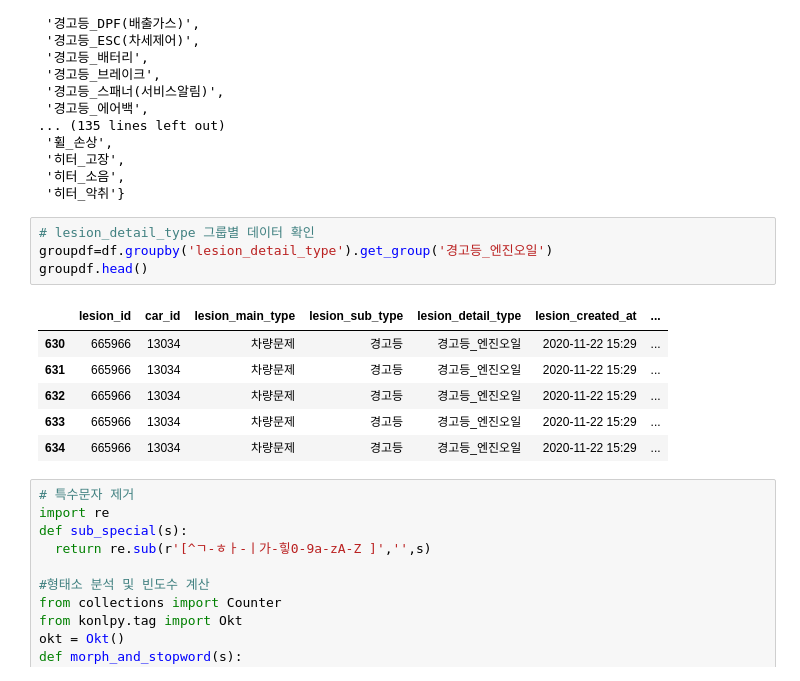
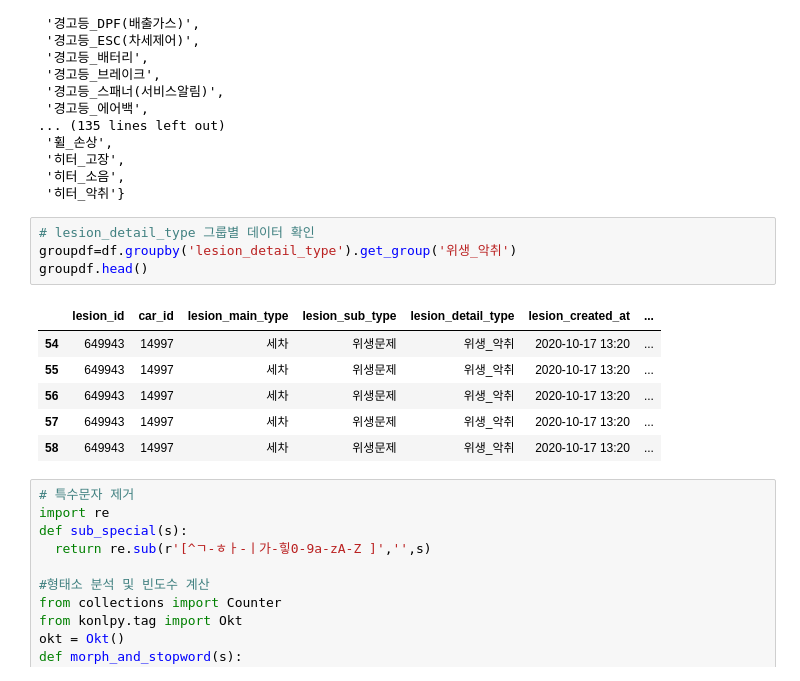
Before and after one commit to kookmin-sw/capstone-2021-35, a Jupyter notebook: Transaction/쏘카_자연어처리_형태소_분석.ipynb, the cells around one changed output. Saved outputs shown, nothing was run; the diff lists cells and outputs as text.

```diff
--- a/Transaction/쏘카_자연어처리_형태소_분석.ipynb
+++ b/Transaction/쏘카_자연어처리_형태소_분석.ipynb
@@ -91,15 +91,15 @@ set(inspect_type.values.tolist())
  '히터_악취'}
 # %%
 # lesion_detail_type 그룹별 데이터 확인
-groupdf=df.groupby('lesion_detail_type').get_group('경고등_엔진오일')
+groupdf=df.groupby('lesion_detail_type').get_group('위생_악취')
 groupdf.head()
 # %% [output]
 |  | lesion_id | car_id | lesion_main_type | lesion_sub_type | lesion_detail_type | lesion_created_at | ... |
-| 630 | 665966 | 13034 | 차량문제 | 경고등 | 경고등_엔진오일 | 2020-11-22 15:29 | ... |
-| 631 | 665966 | 13034 | 차량문제 | 경고등 | 경고등_엔진오일 | 2020-11-22 15:29 | ... |
-| 632 | 665966 | 13034 | 차량문제 | 경고등 | 경고등_엔진오일 | 2020-11-22 15:29 | ... |
-| 633 | 665966 | 13034 | 차량문제 | 경고등 | 경고등_엔진오일 | 2020-11-22 15:29 | ... |
-| 634 | 665966 | 13034 | 차량문제 | 경고등 | 경고등_엔진오일 | 2020-11-22 15:29 | ... |
+| 54 | 649943 | 14997 | 세차 | 위생문제 | 위생_악취 | 2020-10-17 13:20 | ... |
+| 55 | 649943 | 14997 | 세차 | 위생문제 | 위생_악취 | 2020-10-17 13:20 | ... |
+| 56 | 649943 | 14997 | 세차 | 위생문제 | 위생_악취 | 2020-10-17 13:20 | ... |
+| 57 | 649943 | 14997 | 세차 | 위생문제 | 위생_악취 | 2020-10-17 13:20 | ... |
+| 58 | 649943 | 14997 | 세차 | 위생문제 | 위생_악취 | 2020-10-17 13:20 | ... |
 # %%
 # 특수문자 제거
 import re
```
Also changed, not shown: parts of 2 cells of this notebook.
